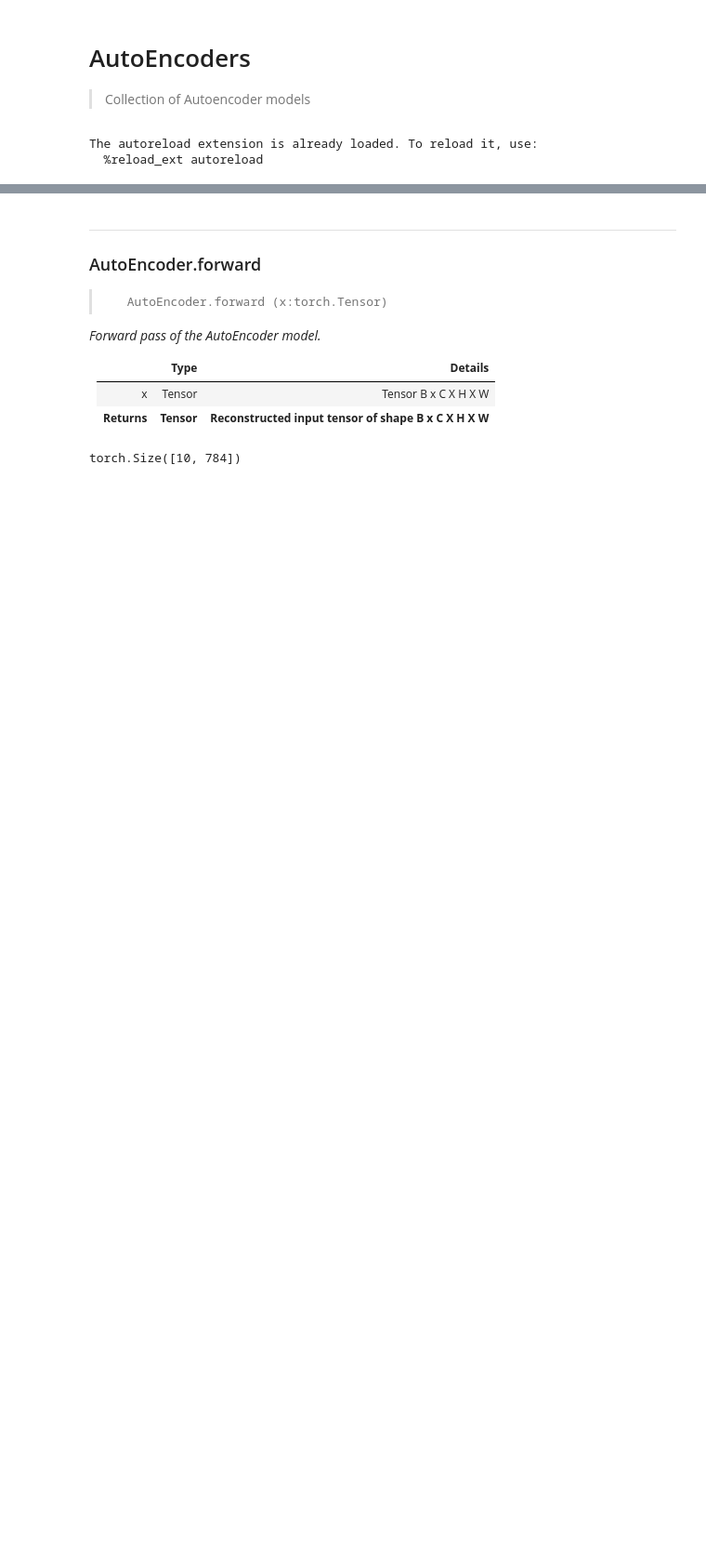
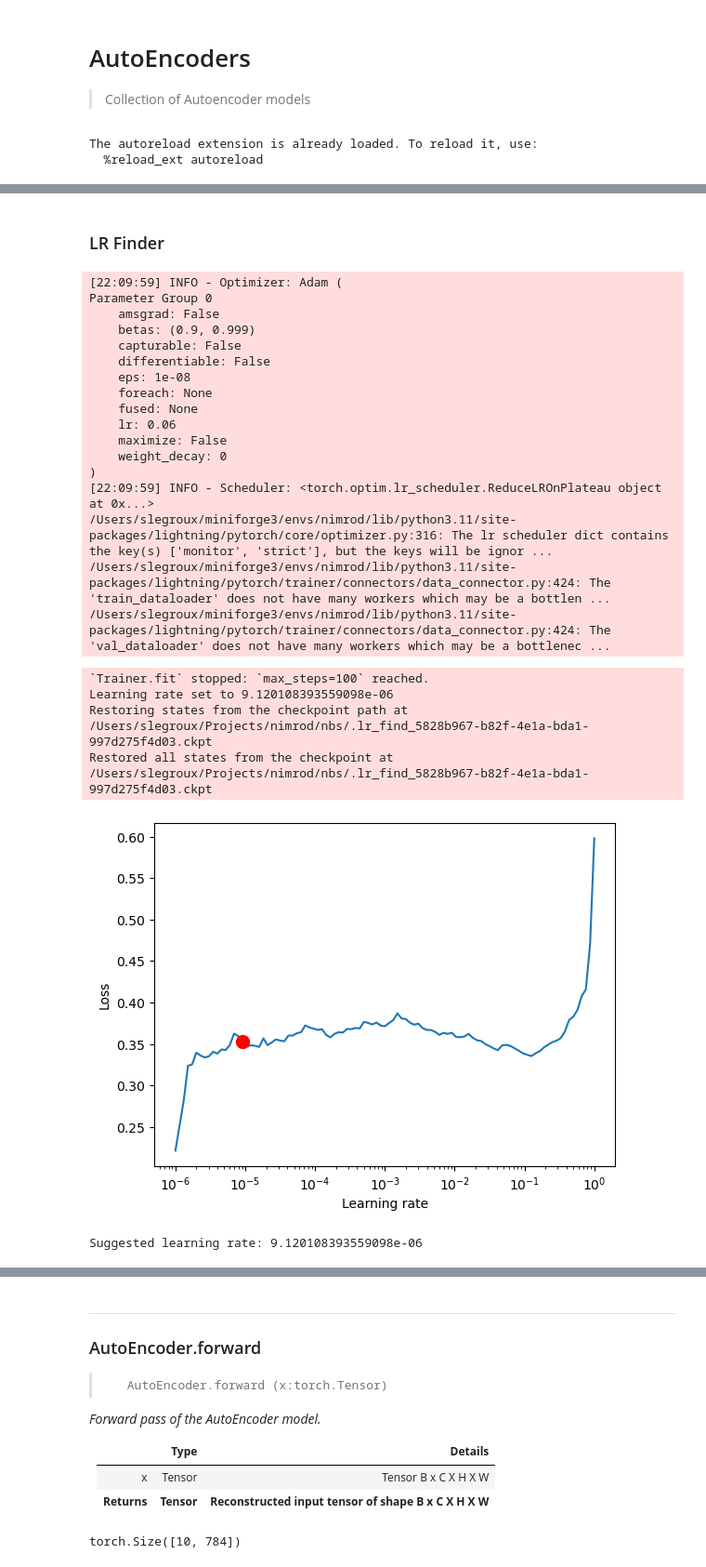
Before and after one commit to slegroux/nimrod, a Jupyter notebook: nbs/models.autoencoders.ipynb, the cells around one changed output, grey strips where cells are left out. Shown at 93% size. Drawn from its saved outputs; the diff is of its cells as text; code cells hidden in the pictures; blank space fills up the shorter version.

Commit message:
test fashionmnist convnet classifier

```diff
--- a/nbs/models.autoencoders.ipynb
+++ b/nbs/models.autoencoders.ipynb
@@ -110,4 +72,9 @@ print(dm.num_classes)
 # %%
-cfg = OmegaConf.load('../config/model/image/conv.yaml')
+cfg = OmegaConf.load('../config/model/image/convnetx_adam.yaml')
+# nnet = instantiate(cfg.nnet, num_classes=dm.num_classes)
+# optimizer = instantiate(cfg.optimizer)
+# scheduler = instantiate(cfg.scheduler)
+
+# model = ConvNetX(nnet, dm.num_classes, optimizer, scheduler)
 model = instantiate(cfg, num_classes=dm.num_classes)
 # %% [output]
@@ -116 +83,15 @@ model = instantiate(cfg, num_classes=dm.num_classes)
 /Users/slegroux/miniforge3/envs/nimrod/lib/python3.11/site-packages/lightning/pytorch/utilities/parsing.py:208: Attribute 'nnet' is an instance of `nn.Module` and is already saved during checkpointing ...
+# %%
+#| notest
+MAX_EPOCHS = 5
+dm.batch_size = 256
+print(dm.batch_size)
+# lr = 0.4
+
+trainer = Trainer(
+    max_epochs=MAX_EPOCHS,
+    logger=CSVLogger("logs", name="fashion_mnist_convnet"),
+    callbacks = [LearningRateMonitor(logging_interval="step")],
+    check_val_every_n_epoch=1,
+    log_every_n_steps=1
+    )
@@ -116,0 +103,40 @@ model = instantiate(cfg, num_classes=dm.num_classes)
+# %% [markdown]
+### LR Finder
+# %%
+#| notest
+tuner = Tuner(trainer)
+lr_finder = tuner.lr_find(
+    model,
+    datamodule=dm,
+    min_lr=1e-6,
+    max_lr=1.0,
+    num_training=100,  # number of iterations
+    # attr_name="optimizer.lr",
+)
+fig = lr_finder.plot(suggest=True)
+plt.show()
+print(f"Suggested learning rate: {lr_finder.suggestion()}")
+# %% [output]
+[22:09:59] INFO - Optimizer: Adam (
+Parameter Group 0
+    amsgrad: False
+    betas: (0.9, 0.999)
+    capturable: False
+    differentiable: False
+    eps: 1e-08
+    foreach: None
+    fused: None
+    lr: 0.06
+    maximize: False
+    weight_decay: 0
+)
+[22:09:59] INFO - Scheduler: <torch.optim.lr_scheduler.ReduceLROnPlateau object at 0x...>
+/Users/slegroux/miniforge3/envs/nimrod/lib/python3.11/site-packages/lightning/pytorch/core/optimizer.py:316: The lr scheduler dict contains the key(s) ['monitor', 'strict'], but the keys will be ignor ...
+/Users/slegroux/miniforge3/envs/nimrod/lib/python3.11/site-packages/lightning/pytorch/trainer/connectors/data_connector.py:424: The 'train_dataloader' does not have many workers which may be a bottlen ...
+/Users/slegroux/miniforge3/envs/nimrod/lib/python3.11/site-packages/lightning/pytorch/trainer/connectors/data_connector.py:424: The 'val_dataloader' does not have many workers which may be a bottlenec ...
+`Trainer.fit` stopped: `max_steps=100` reached.
+Learning rate set to 9.120108393559098e-06
+Restoring states from the checkpoint path at /Users/slegroux/Projects/nimrod/nbs/.lr_find_5828b967-b82f-4e1a-bda1-997d275f4d03.ckpt
+Restored all states from the checkpoint at /Users/slegroux/Projects/nimrod/nbs/.lr_find_5828b967-b82f-4e1a-bda1-997d275f4d03.ckpt
+[figure, added]
+Suggested learning rate: 9.120108393559098e-06
```
Also changed, not shown: parts of 16 cells of this notebook, 9 other files.
